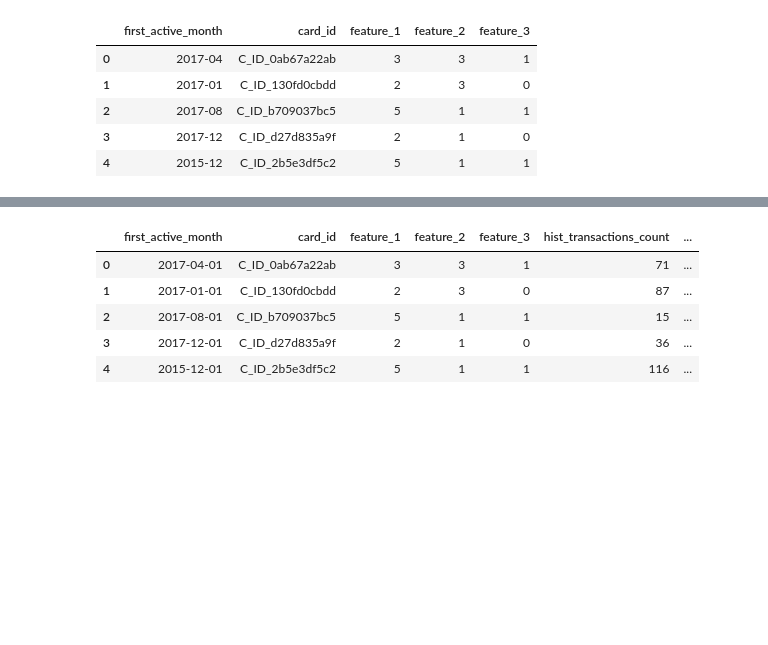
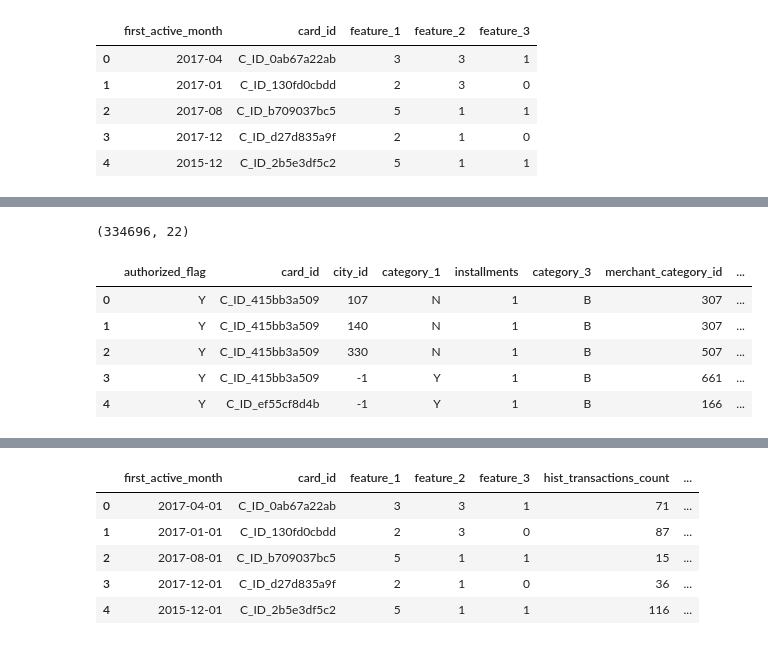
Before and after one commit to ahlusar1989/Kaggle-Elo-Merchant-Classification, a Jupyter notebook: df_optimization_plus_nn.ipynb, the cells around one changed output, grey strips where cells are left out. Drawn from its saved outputs; the diff is of its cells as text; code cells hidden in the pictures; blank space fills up the shorter version.

```diff
--- a/df_optimization_plus_nn.ipynb
+++ b/df_optimization_plus_nn.ipynb
@@ -12,16 +18,16 @@ print(os.listdir("./input"))
 # %%
 train_df = pd.read_csv("./input/train.csv")
 test_df = pd.read_csv("./input/test.csv")
-merchants_df = pd.read_csv("./input/merchants.csv")
-new_merchant_transactions_df = pd.read_csv("./input/new_merchant_transactions.csv", )
-historical_transactions_df = pd.read_csv("./input/historical_transactions.csv")
+# merchants_df = pd.read_csv("./input/merchants.csv")
+# new_merchant_transactions_df = pd.read_csv("./input/new_merchant_transactions.csv", )
+# historical_transactions_df = pd.read_csv("./input/historical_transactions.csv")
 # %%
-def memory_optimized_df(df):
+def reduce_mem_usage(df):
     """ iterate through all the columns of a dataframe and modify the data type
         to reduce memory usage.
     """
     start_mem = df.memory_usage().sum() / 1024**2
-    print('Memory usage of dataframe is {:.2f} MB'.format(start_mem))\
+    print('Memory usage of dataframe is {:.2f} MB'.format(start_mem))
 
     for col in df.columns:
         col_type = df[col].dtype
@@ -84,0 +62,4 @@ historical_transactions_df_al_transactions_df_ = historical_transactions_df_.dro
+# %%
+historical_transactions_df = reduce_mem_usage(historical_transactions_df)
+new_merchant_transactions_df = reduce_mem_usage(new_merchant_transactions_df)
+merchants_df = reduce_mem_usage(merchants_df)
@@ -185,0 +112,13 @@ Index(['first_active_month', 'card_id', 'feature_1', 'feature_2', 'feature_3',
+# %%
+merchants_df.shape
+# %% [output]
+(334696, 22)
+# %%
+new_merchant_transactions_df.head()
+# %% [output]
+|  | authorized_flag | card_id | city_id | category_1 | installments | category_3 | merchant_category_id | ... |
+| 0 | Y | C_ID_415bb3a509 | 107 | N | 1 | B | 307 | ... |
+| 1 | Y | C_ID_415bb3a509 | 140 | N | 1 | B | 307 | ... |
+| 2 | Y | C_ID_415bb3a509 | 330 | N | 1 | B | 507 | ... |
+| 3 | Y | C_ID_415bb3a509 | -1 | Y | 1 | B | 661 | ... |
+| 4 | Y | C_ID_ef55cf8d4b | -1 | Y | 1 | B | 166 | ... |
```
Also changed, not shown: parts of 132 cells of this notebook.
